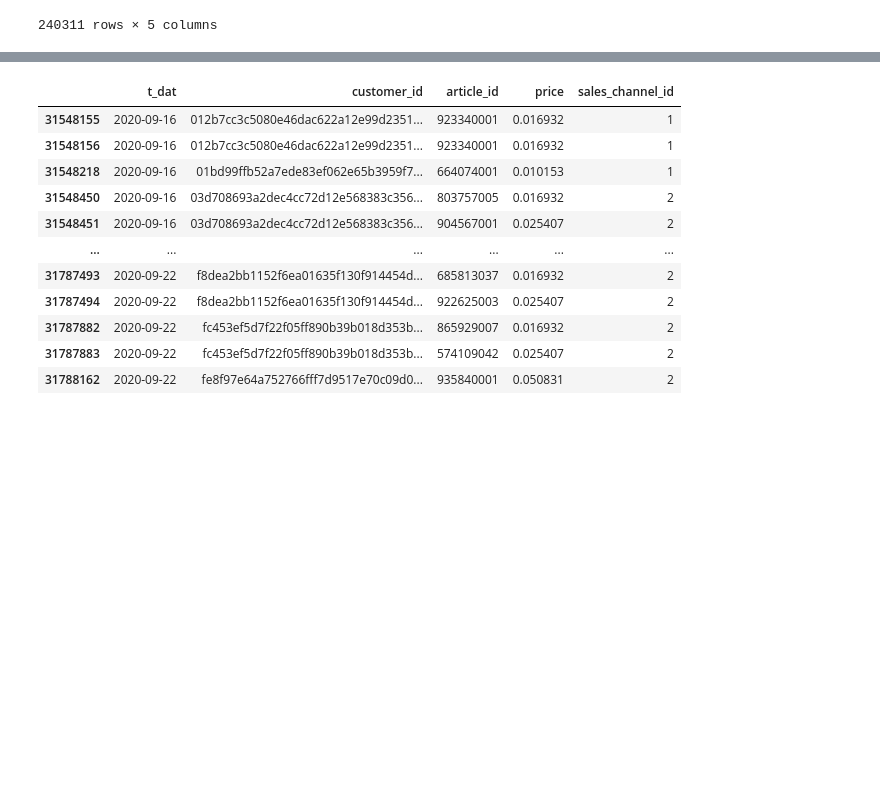
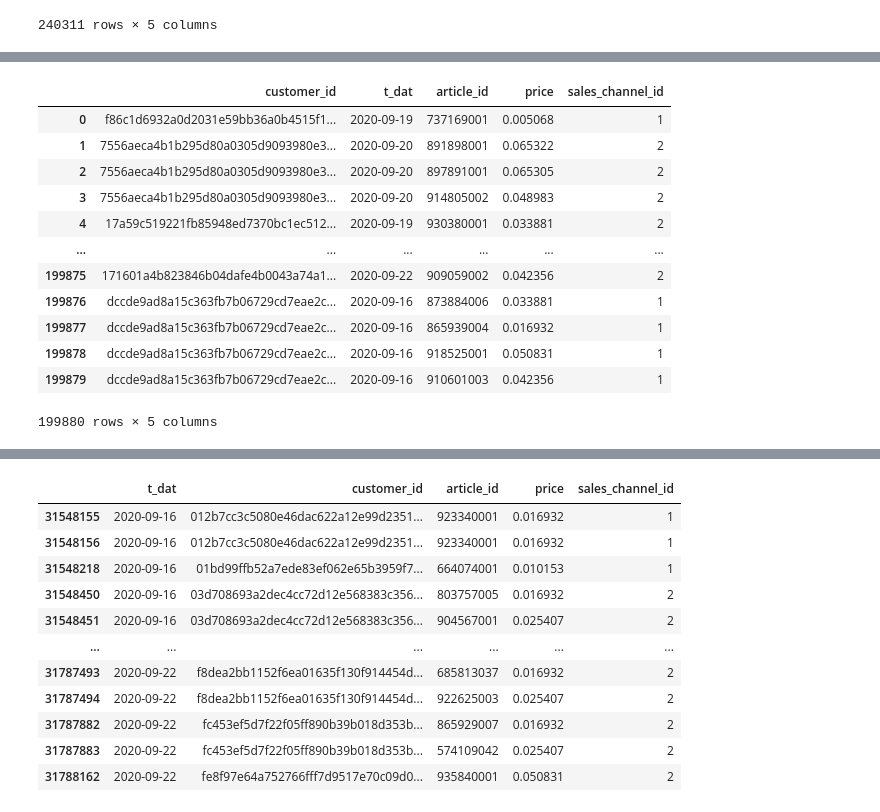
Before and after one commit to aindrila28/recommender_systems, a Jupyter notebook: Non-personalised.ipynb, the cells around one changed output, grey strips where cells are left out. Saved outputs shown, nothing was run; the diff lists cells and outputs as text; code cells hidden in the pictures; blank space fills up the shorter version.

```diff
--- a/Non-personalised.ipynb
+++ b/Non-personalised.ipynb
@@ -191,3 +212,13 @@ test
 | 31788322 | 2020-09-22 | fff4d3a8b1f3b60af93e78c30a7cb4cf7... | 833459002 | 0.006763 | 1 |
 | 31788323 | 2020-09-22 | fffef3b6b73545df065b521e19f64bf6f... | 898573003 | 0.033881 | 2 |
 240311 rows × 5 columns
+# %%
+test_cust = set(list(test.customer_id))
+train_cust = set(list(train.customer_id))
+test_cust_existing = []
+test_cust_new = []
+for cust in test_cust:
+    if cust in train_cust:
+        test_cust_existing.append(cust)
+    else:
+        test_cust_new.append(cust)
@@ -193,0 +238,4 @@ test
+# %%
+test_cust_existing  = pd.DataFrame(test_cust_existing)
+test_cust_existing.columns = ['customer_id']
+test_cust_existing
@@ -193,0 +274,17 @@ test
+# %%
+test_df_cust_existing = pd.merge(test_cust_existing, test, on='customer_id')
+test_df_cust_existing
+# %% [output]
+|  | customer_id | t_dat | article_id | price | sales_channel_id |
+| 0 | f86c1d6932a0d2031e59bb36a0b4515f1... | 2020-09-19 | 737169001 | 0.005068 | 1 |
+| 1 | 7556aeca4b1b295d80a0305d9093980e3... | 2020-09-20 | 891898001 | 0.065322 | 2 |
+| 2 | 7556aeca4b1b295d80a0305d9093980e3... | 2020-09-20 | 897891001 | 0.065305 | 2 |
+| 3 | 7556aeca4b1b295d80a0305d9093980e3... | 2020-09-20 | 914805002 | 0.048983 | 2 |
+| 4 | 17a59c519221fb85948ed7370bc1ec512... | 2020-09-19 | 930380001 | 0.033881 | 2 |
+| ... | ... | ... | ... | ... | ... |
+| 199875 | 171601a4b823846b04dafe4b0043a74a1... | 2020-09-22 | 909059002 | 0.042356 | 2 |
+| 199876 | dccde9ad8a15c363fb7b06729cd7eae2c... | 2020-09-16 | 873884006 | 0.033881 | 1 |
+| 199877 | dccde9ad8a15c363fb7b06729cd7eae2c... | 2020-09-16 | 865939004 | 0.016932 | 1 |
+| 199878 | dccde9ad8a15c363fb7b06729cd7eae2c... | 2020-09-16 | 918525001 | 0.050831 | 1 |
+| 199879 | dccde9ad8a15c363fb7b06729cd7eae2c... | 2020-09-16 | 910601003 | 0.042356 | 1 |
+199880 rows × 5 columns
```
Also changed, not shown: parts of 15 cells of this notebook, 3 other files.
